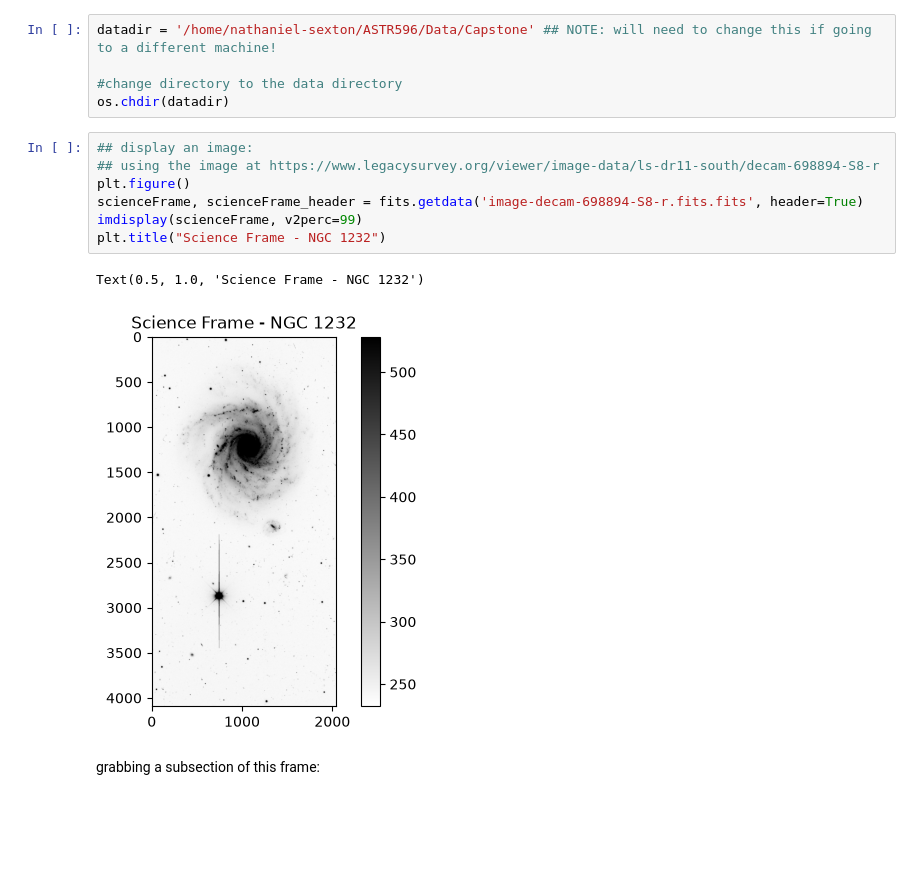
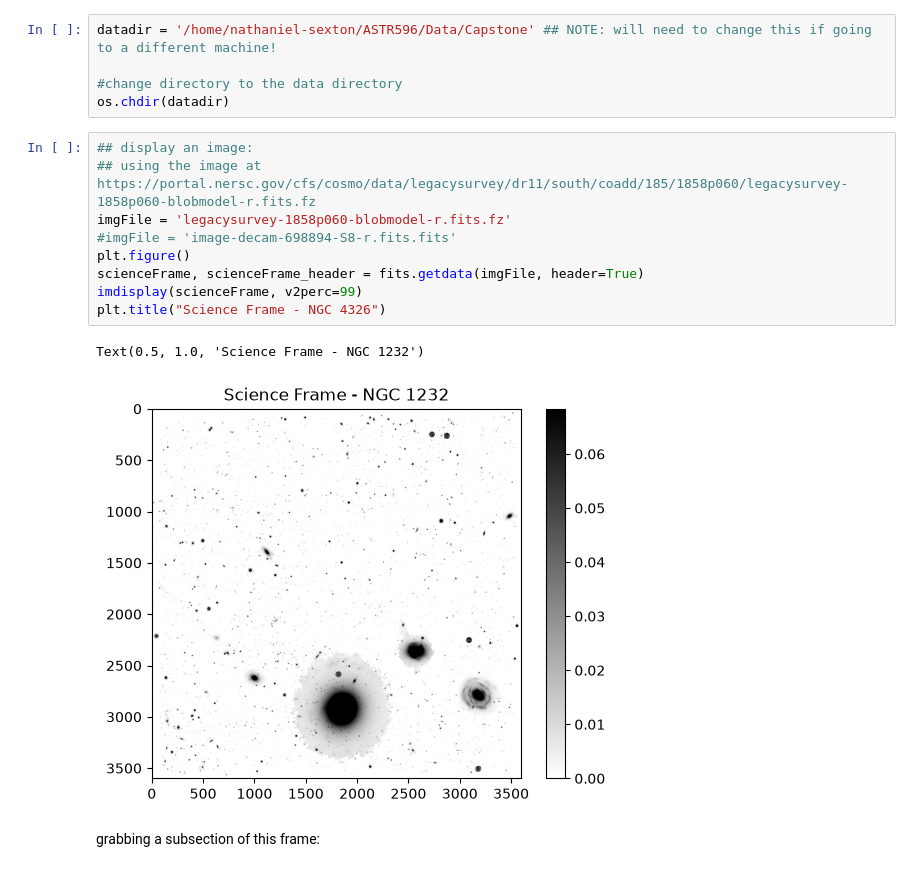
Before and after one commit to NathanielS-KU/ASTR596Capstone, a Jupyter notebook: capstonePart3.ipynb, the cells around one changed output. Cells and saved outputs as stored; diff of their text form; blank space fills up the shorter version.

Commit message:
Add files via upload
Edited to change file being displayed to one of the coadded images in the r-band

```diff
--- a/capstonePart3.ipynb
+++ b/capstonePart3.ipynb
@@ -42,14 +42,16 @@ datadir = '/home/nathaniel-sexton/ASTR596/Data/Capstone' ## NOTE: will need to c
 os.chdir(datadir)
 # %%
 ## display an image:
-## using the image at https://www.legacysurvey.org/viewer/image-data/ls-dr11-south/decam-698894-S8-r
+## using the image at https://portal.nersc.gov/cfs/cosmo/data/legacysurvey/dr11/south/coadd/185/1858p060/legacysurvey-1858p060-blobmodel-r.fits.fz
+imgFile = 'legacysurvey-1858p060-blobmodel-r.fits.fz'
+#imgFile = 'image-decam-698894-S8-r.fits.fits'
 plt.figure()
-scienceFrame, scienceFrame_header = fits.getdata('image-decam-698894-S8-r.fits.fits', header=True)
+scienceFrame, scienceFrame_header = fits.getdata(imgFile, header=True)
 imdisplay(scienceFrame, v2perc=99)
-plt.title("Science Frame - NGC 1232")
+plt.title("Science Frame - NGC 4326")
 # %% [output]
 Text(0.5, 1.0, 'Science Frame - NGC 1232')
-[figure, old version]
+[figure, new version]
 # %% [markdown]
 grabbing a subsection of this frame:
 # %%
```
Also changed, not shown: parts of 2 cells of this notebook.
